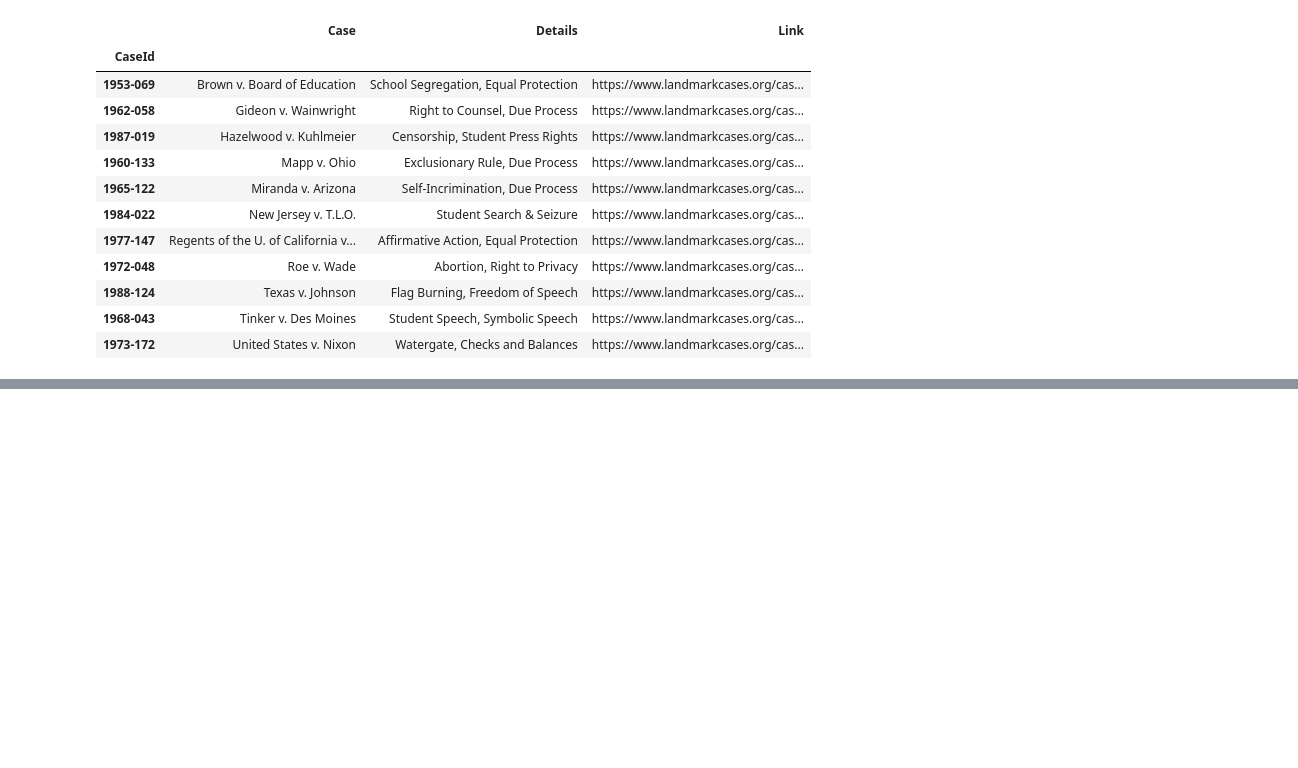
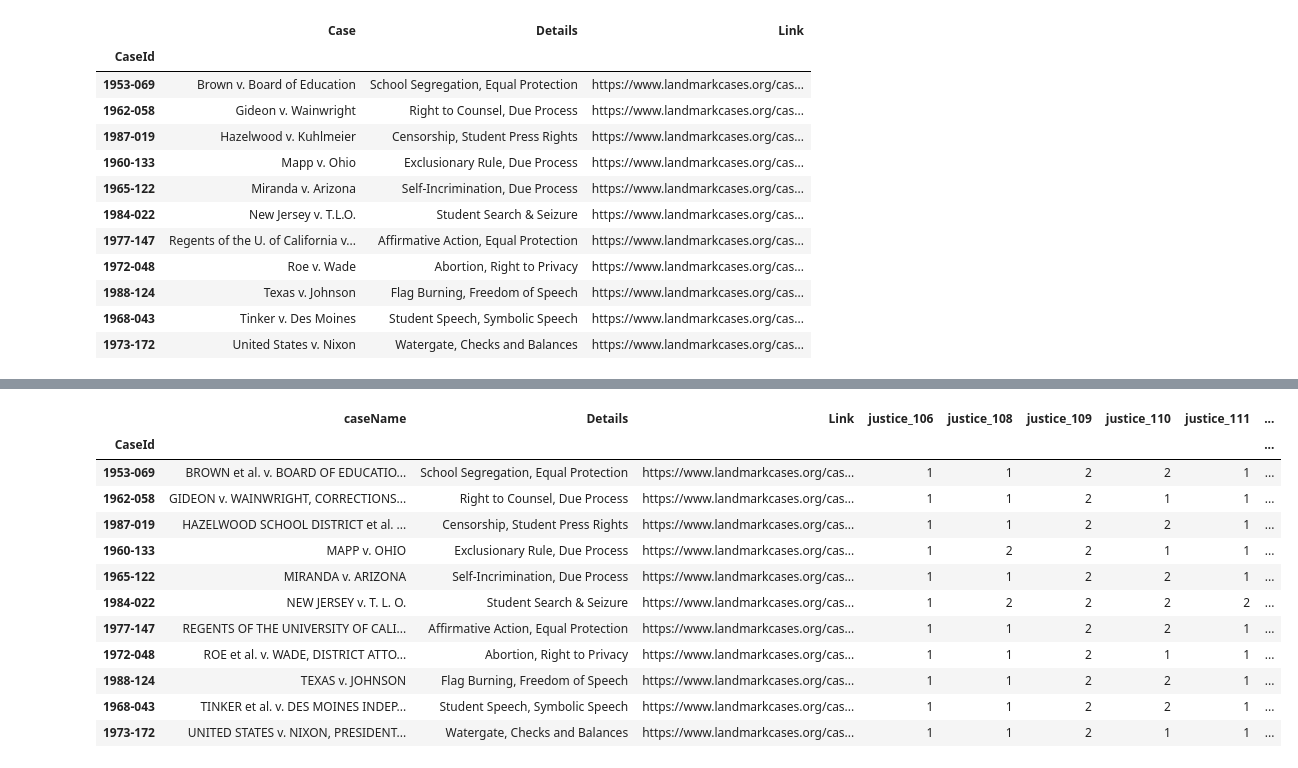
Before and after one commit to emilyt1985/SCOTUS, a Jupyter notebook: Resources/Web Scrape.ipynb, the cells around one changed output, grey strips where cells are left out. Cells and saved outputs as stored; diff of their text form; code cells hidden in the pictures; blank space fills up the shorter version.

```diff
--- a/Resources/Web Scrape.ipynb
+++ b/Resources/Web Scrape.ipynb
@@ -112,0 +165,3 @@ df
+# %%
+full.drop(columns=["Case"], inplace=True)
+full.head()
@@ -113,2 +176,19 @@ df
+# %%
+full = full[["caseName", "Details", "Link", "justice_106", "justice_108", "justice_109", "justice_110", "justice_111", "justice_112", "justice_113", "justice_114", "justice_115", "predictedDirection", "decisionDirection"]]
+full
+# %% [output]
+|  | caseName | Details | Link | justice_106 | justice_108 | justice_109 | justice_110 | justice_111 | ... |
+| CaseId |  |  |  |  |  |  |  |  | ... |
+| 1953-069 | BROWN et al. v. BOARD OF EDUCATIO... | School Segregation, Equal Protection | https://www.landmarkcases.org/cas... | 1 | 1 | 2 | 2 | 1 | ... |
+| 1962-058 | GIDEON v. WAINWRIGHT, CORRECTIONS... | Right to Counsel, Due Process | https://www.landmarkcases.org/cas... | 1 | 1 | 2 | 1 | 1 | ... |
+| 1987-019 | HAZELWOOD SCHOOL DISTRICT et al. ... | Censorship, Student Press Rights | https://www.landmarkcases.org/cas... | 1 | 1 | 2 | 2 | 1 | ... |
+| 1960-133 | MAPP v. OHIO | Exclusionary Rule, Due Process | https://www.landmarkcases.org/cas... | 1 | 2 | 2 | 1 | 1 | ... |
+| 1965-122 | MIRANDA v. ARIZONA | Self-Incrimination, Due Process | https://www.landmarkcases.org/cas... | 1 | 1 | 2 | 2 | 1 | ... |
+| 1984-022 | NEW JERSEY v. T. L. O. | Student Search & Seizure | https://www.landmarkcases.org/cas... | 1 | 2 | 2 | 2 | 2 | ... |
+| 1977-147 | REGENTS OF THE UNIVERSITY OF CALI... | Affirmative Action, Equal Protection | https://www.landmarkcases.org/cas... | 1 | 1 | 2 | 2 | 1 | ... |
+| 1972-048 | ROE et al. v. WADE, DISTRICT ATTO... | Abortion, Right to Privacy | https://www.landmarkcases.org/cas... | 1 | 1 | 2 | 1 | 1 | ... |
+| 1988-124 | TEXAS v. JOHNSON | Flag Burning, Freedom of Speech | https://www.landmarkcases.org/cas... | 1 | 1 | 2 | 2 | 1 | ... |
+| 1968-043 | TINKER et al. v. DES MOINES INDEP... | Student Speech, Symbolic Speech | https://www.landmarkcases.org/cas... | 1 | 1 | 2 | 2 | 1 | ... |
+| 1973-172 | UNITED STATES v. NIXON, PRESIDENT... | Watergate, Checks and Balances | https://www.landmarkcases.org/cas... | 1 | 1 | 2 | 1 | 1 | ... |
 # %%
 # Save to a csv
```
Also changed, not shown: parts of 6 cells of this notebook, 2 other files.
